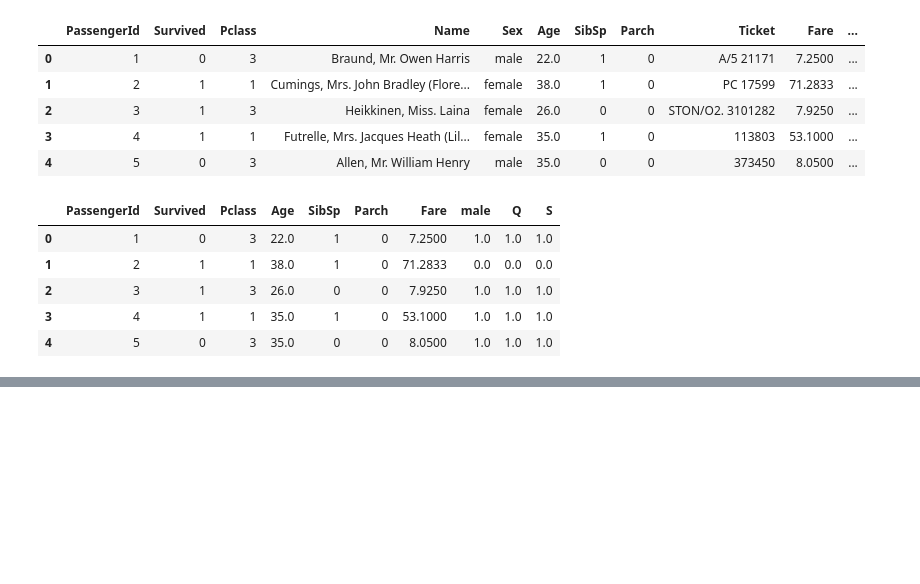
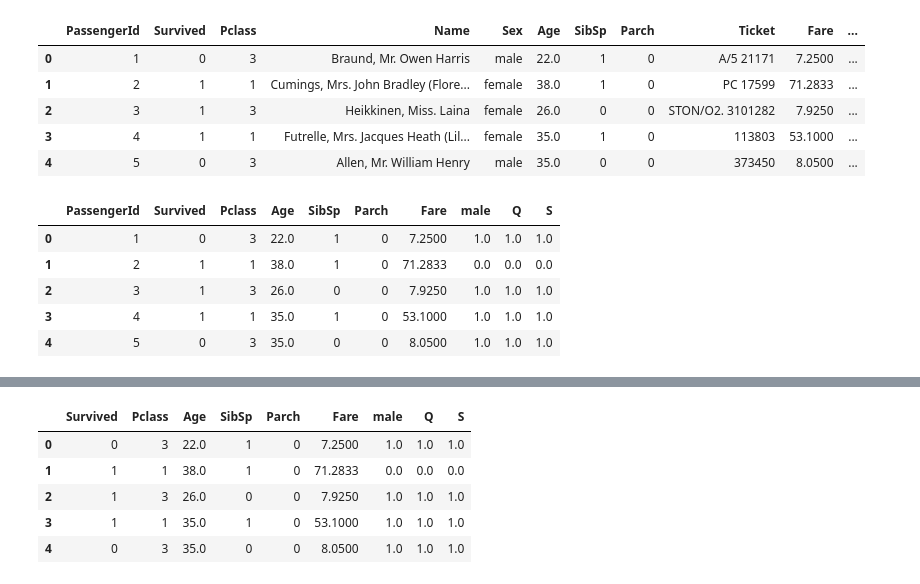
Before and after one commit to SuhasPalani/Python_Data, a Jupyter notebook: logistic regression/logistic regression.ipynb, the cells around one changed output, grey strips where cells are left out. Drawn from its saved outputs; the diff is of its cells as text; code cells hidden in the pictures; blank space fills up the shorter version.

```diff
--- a/logistic regression/logistic regression.ipynb
+++ b/logistic regression/logistic regression.ipynb
@@ -270,0 +280,11 @@ train.head()
+# %%
+train.drop('PassengerId',axis=1,inplace=True)
+# %%
+train.head()
+# %% [output]
+|  | Survived | Pclass | Age | SibSp | Parch | Fare | male | Q | S |
+| 0 | 0 | 3 | 22.0 | 1 | 0 | 7.2500 | 1.0 | 1.0 | 1.0 |
+| 1 | 1 | 1 | 38.0 | 1 | 0 | 71.2833 | 0.0 | 0.0 | 0.0 |
+| 2 | 1 | 3 | 26.0 | 0 | 0 | 7.9250 | 1.0 | 1.0 | 1.0 |
+| 3 | 1 | 1 | 35.0 | 1 | 0 | 53.1000 | 1.0 | 1.0 | 1.0 |
+| 4 | 0 | 3 | 35.0 | 0 | 0 | 8.0500 | 1.0 | 1.0 | 1.0 |
```
Also changed, not shown: parts of 1 cell of this notebook.
